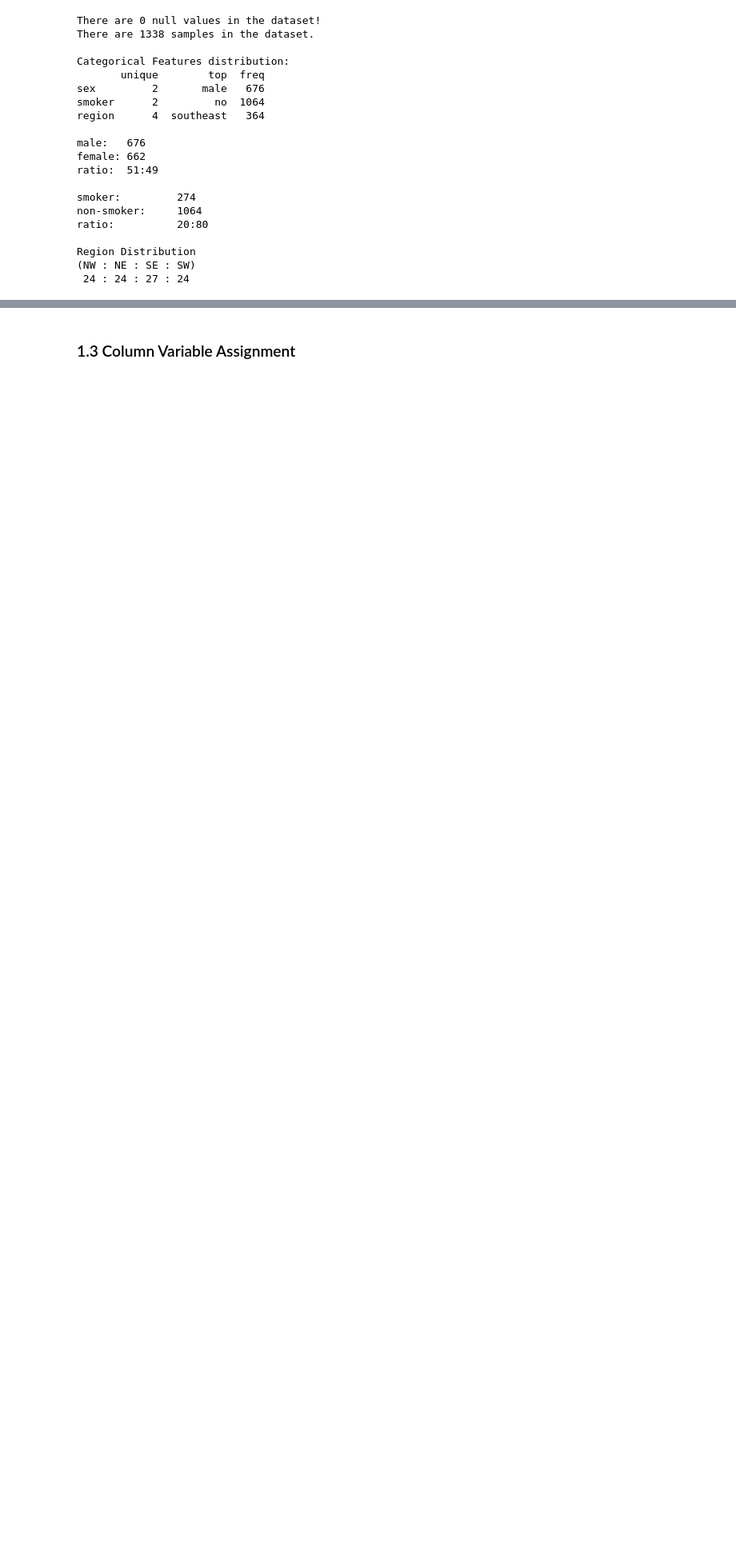
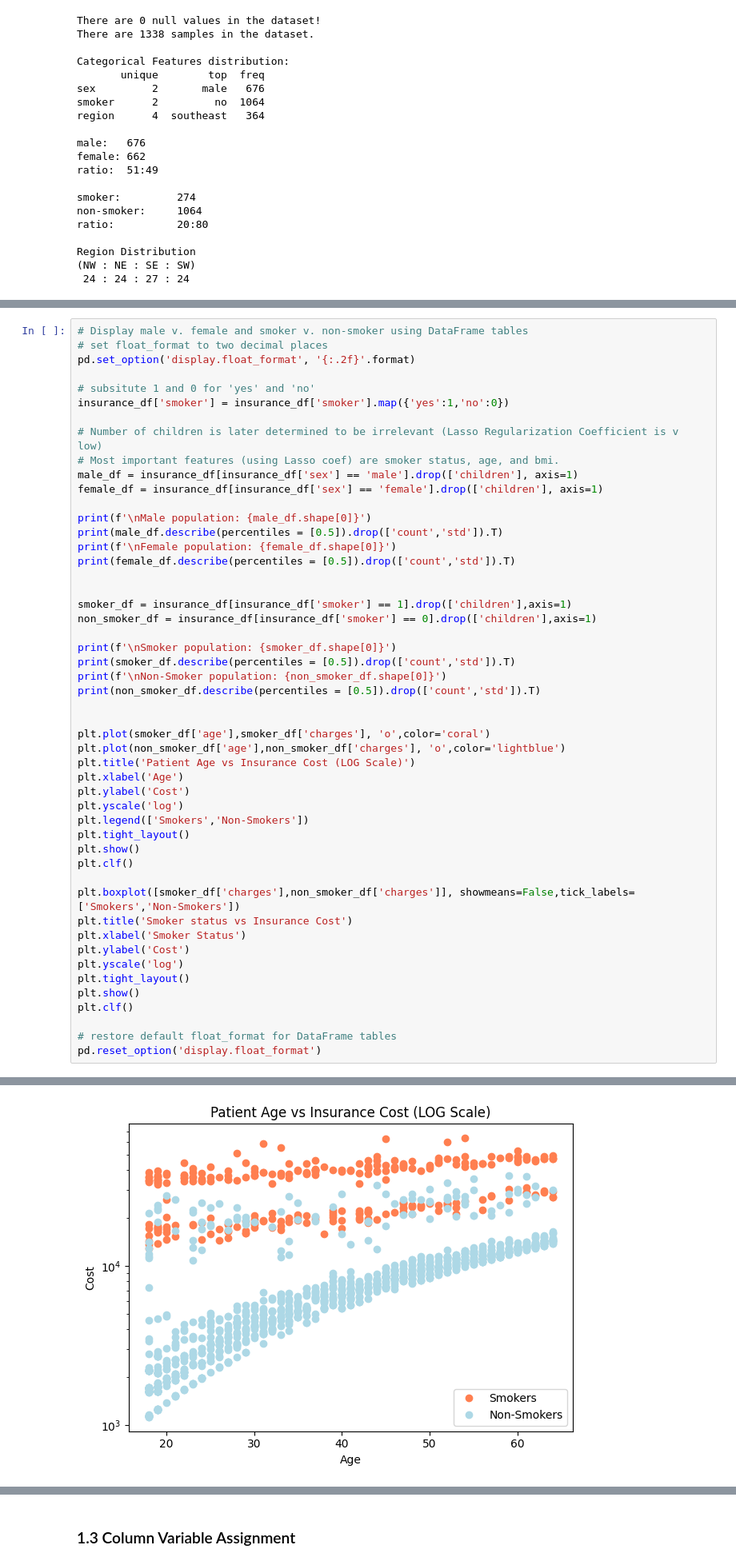
Before and after one commit to nhansen24/ML-Insurance-Cost, a Jupyter notebook: notebook.ipynb, the cells around one changed output, grey strips where cells are left out. Shown at 80% size. Drawn from its saved outputs; the diff is of its cells as text; blank space fills up the shorter version.

Commit message:
refactor: (1.2.1) define new dataframe for each sex and smoker status. display distributions and plot. (1.3) improve notes and readability. add bmi vs cost plot

```diff
--- a/notebook.ipynb
+++ b/notebook.ipynb
@@ -118,0 +121,51 @@ Region Distribution
+# %%
+# Display male v. female and smoker v. non-smoker using DataFrame tables
+# set float_format to two decimal places
+pd.set_option('display.float_format', '{:.2f}'.format)
+
+# subsitute 1 and 0 for 'yes' and 'no'
+insurance_df['smoker'] = insurance_df['smoker'].map({'yes':1,'no':0})
+
+# Number of children is later determined to be irrelevant (Lasso Regularization Coefficient is v low)
+# Most important features (using Lasso coef) are smoker status, age, and bmi.
+male_df = insurance_df[insurance_df['sex'] == 'male'].drop(['children'], axis=1)
+female_df = insurance_df[insurance_df['sex'] == 'female'].drop(['children'], axis=1)
+
+print(f'\nMale population: {male_df.shape[0]}')
+print(male_df.describe(percentiles = [0.5]).drop(['count','std']).T)
+print(f'\nFemale population: {female_df.shape[0]}')
+print(female_df.describe(percentiles = [0.5]).drop(['count','std']).T)
+
+
+smoker_df = insurance_df[insurance_df['smoker'] == 1].drop(['children'],axis=1)
+non_smoker_df = insurance_df[insurance_df['smoker'] == 0].drop(['children'],axis=1)
+
+print(f'\nSmoker population: {smoker_df.shape[0]}')
+print(smoker_df.describe(percentiles = [0.5]).drop(['count','std']).T)
+print(f'\nNon-Smoker population: {non_smoker_df.shape[0]}')
+print(non_smoker_df.describe(percentiles = [0.5]).drop(['count','std']).T)
+
+
+plt.plot(smoker_df['age'],smoker_df['charges'], 'o',color='coral')
+plt.plot(non_smoker_df['age'],non_smoker_df['charges'], 'o',color='lightblue')
+plt.title('Patient Age vs Insurance Cost (LOG Scale)')
+plt.xlabel('Age')
+plt.ylabel('Cost')
+plt.yscale('log')
+plt.legend(['Smokers','Non-Smokers'])
+plt.tight_layout()
+plt.show()
+plt.clf()
+
+plt.boxplot([smoker_df['charges'],non_smoker_df['charges']], showmeans=False,tick_labels=['Smokers','Non-Smokers'])
+plt.title('Smoker status vs Insurance Cost')
+plt.xlabel('Smoker Status')
+plt.ylabel('Cost')
+plt.yscale('log')
+plt.tight_layout()
+plt.show()
+plt.clf()
+
+# restore default float_format for DataFrame tables
+pd.reset_option('display.float_format')
+# %% [output]
@@ -118,0 +189 @@ Region Distribution
+[figure, added]
```
Also changed, not shown: parts of 8 cells of this notebook.
